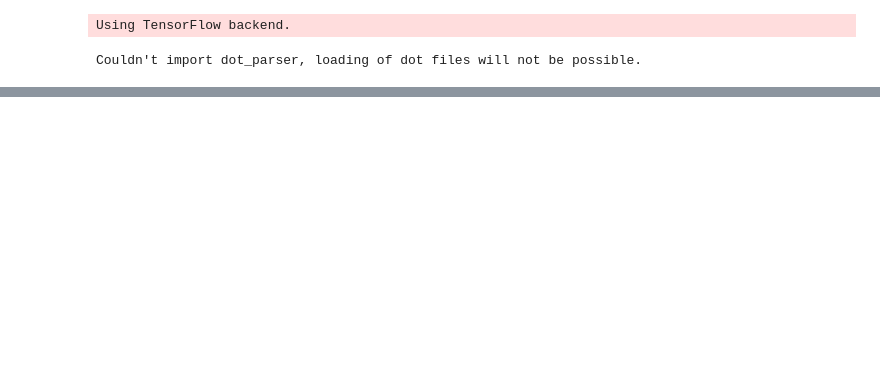
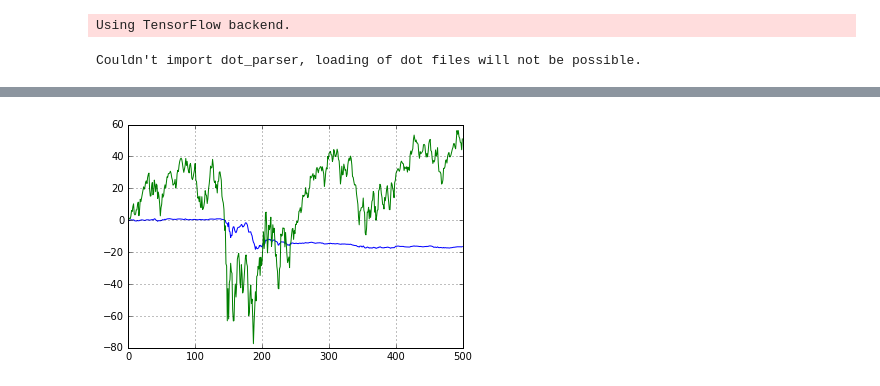
Before and after one commit to ezzeldinadel/cnn-snp, a Jupyter notebook: main.ipynb, the cells around one changed output, grey strips where cells are left out. Drawn from its saved outputs; the diff is of its cells as text; code cells hidden in the pictures; blank space fills up the shorter version.

Commit message:
val_acc=71.6% still need to fix the preiction accuracy

```diff
--- a/main.ipynb
+++ b/main.ipynb
@@ -84,7 +100,7 @@ print y_all.std()
 # %%
 # KERAS STARTS HERE
 batch_size = 32
-epochs = 30
+epochs = 100
 
 # dimensions
 input_shape = (window_size, tickers, channels)
@@ -129,17 +145,21 @@ Non-trainable params: 0
 _________________________________________________________________
 None
 # %%
-sgd = SGD(lr=0.03, decay=1e-6, momentum=0.9, nesterov=True)
-# adam = Adam(lr=0.0001, beta_1=0.9, beta_2=0.999, epsilon=1e-08, decay=0.0)
-model.compile(loss='binary_crossentropy', optimizer=sgd)
+sgd = SGD(lr=0.01, decay=1e-6, momentum=0.9, nesterov=True)
+# adam = Adam(lr=0.00001, beta_1=0.9, beta_2=0.999, epsilon=1e-08, decay=0.0)
+model.compile(loss='binary_crossentropy', optimizer=sgd, metrics=['accuracy'])
 
-# tensorboard = keras.callbacks.TensorBoard(log_dir='./logs/10')
-# reduce_lr = keras.callbacks.ReduceLROnPlateau(monitor='val_loss', factor=0.5, patience=5, min_lr=0.0001)
+
+model.load_weights('weights-best-extraconv.h5')
+
+tensorboard = keras.callbacks.TensorBoard(log_dir='./logs/3_sigmoid_extraconv_extrarun')
+reduce_lr = keras.callbacks.ReduceLROnPlateau(monitor='val_loss', factor=0.5, patience=5, min_lr=0.0001)
 
 model.fit(X_train, y_train,
           batch_size=batch_size,
           epochs=epochs,
           verbose=1,
-          validation_data=(X_test, y_test))
+          validation_data=(X_test, y_test),
+          callbacks=[tensorboard, reduce_lr])
 # %% [output]
 Train on 2241 samples, validate on 500 samples
@@ -169,0 +191,79 @@ Test loss: 0.664578769684
+# %%
+predictions = model.predict(X_test)
+
+# np.set_printoptions(threshold='nan')
+
+# print predictions.reshape(500, 440, 3)
+
+def decision2(x):
+    margin = 0.01
+    labels = np.zeros(x.shape)
+    labels[np.where(x >= np.log(1 + margin))] = 1
+    labels[np.where(x <= np.log(1 - margin))] = -1
+    # 0 -> buy
+    # 1 -> sell
+    # 2 -> do nothing
+    return labels
+
+actions_best = decision2(TargetDF[-test_size:])
+
+actions_actual = np.argmax(y_test.reshape(500, 440, 3), axis=-1) - 1
+
+# t = np.argmax(y_test.reshape(500, 440, 3), axis=-1) - 1 - actions_best
+# print t[2]
+
+actions_predicted = np.argmax(predictions.reshape(500, 440, 3), axis=-1) - 1
+
+# actions_predicted = np.random.shuffle(actions_predicted)
+
+x_axis = np.arange(len(y_test))
+
+fig, ax = plt.subplots()
+
+# ax.plot(x_axis, (actions_best * TargetDF[-test_size:]).sum(1).cumsum())
+# ax.plot(x_axis, (actions_actual * TargetDF[-test_size:]).sum(1).cumsum())
+ax.plot(x_axis, (actions_predicted * TargetDF[-test_size:]).sum(1).cumsum())
+ax.plot(x_axis, (1 * TargetDF[-test_size:]).sum(1).cumsum())
+
+# print normalize(predictions)
+# ax.set_ylim(ymin=-500, ymax=2500)
+ax.set_xlim(xmin=0, xmax=500)
+
+# ax.axhline(y=0, color='k')
+# ax.axvline(x=0, color='k')
+
+plt.grid()
+plt.show()
+
+print '#############'
+print 'ACTUAL:'
+print len(np.where(actions_actual == 1)[1])
+print len(np.where(actions_actual == -1)[1])
+print len(np.where(actions_actual == 0)[1])
+
+print '#############'
+
+print 'PREDICTED:'
+print len(np.where(actions_predicted == 1)[1])
+print len(np.where(actions_predicted == -1)[1])
+print len(np.where(actions_predicted == 0)[1])
+print '#############'
+
+confusion_matrix = np.ndarray((3, 3))
+confusion_matrix[0][0] = len(np.where(actions_predicted[np.where(actions_actual == -1)] == -1)[0])
+confusion_matrix[0][1] = len(np.where(actions_predicted[np.where(actions_actual == -1)] == 0)[0])
+confusion_matrix[0][2] = len(np.where(actions_predicted[np.where(actions_actual == -1)] == 1)[0])
+confusion_matrix[1][0] = len(np.where(actions_predicted[np.where(actions_actual == 0)] == -1)[0])
+confusion_matrix[1][1] = len(np.where(actions_predicted[np.where(actions_actual == 0)] == 0)[0])
+confusion_matrix[1][2] = len(np.where(actions_predicted[np.where(actions_actual == 0)] == 1)[0])
+confusion_matrix[2][0] = len(np.where(actions_predicted[np.where(actions_actual == 1)] == -1)[0])
+confusion_matrix[2][1] = len(np.where(actions_predicted[np.where(actions_actual == 1)] == 0)[0])
+confusion_matrix[2][2] = len(np.where(actions_predicted[np.where(actions_actual == 1)] == 1)[0])
+
+print confusion_matrix
+
+print 'Accuracy :', np.sum(confusion_matrix.diagonal()) / float(np.sum(confusion_matrix))
+
+print '***: ', np.sum(actions_best == actions_actual) / float(actions_actual.shape[0] * actions_actual.shape[1])
+# %% [output]
+[figure, added]
```
Also changed, not shown: parts of 7 cells of this notebook, 14 other files.
